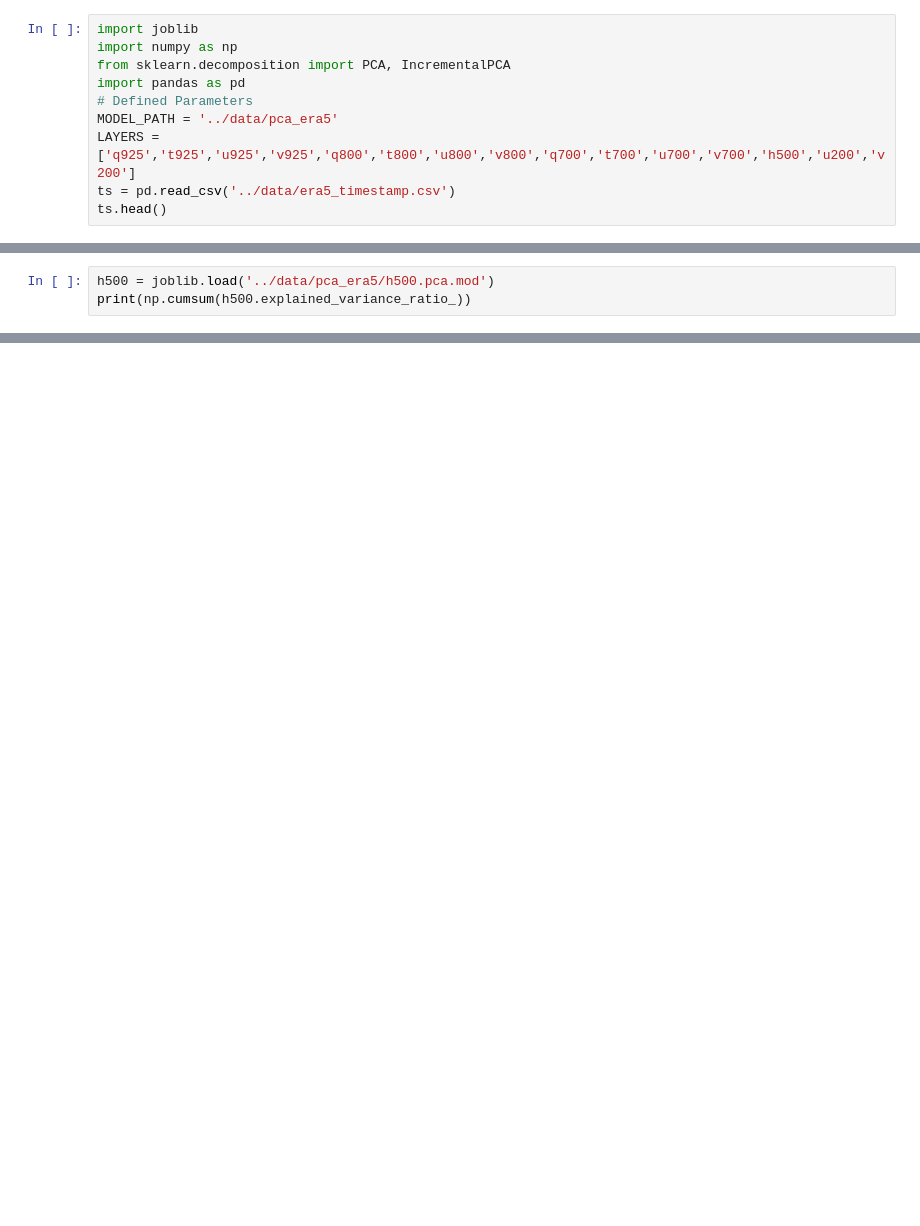
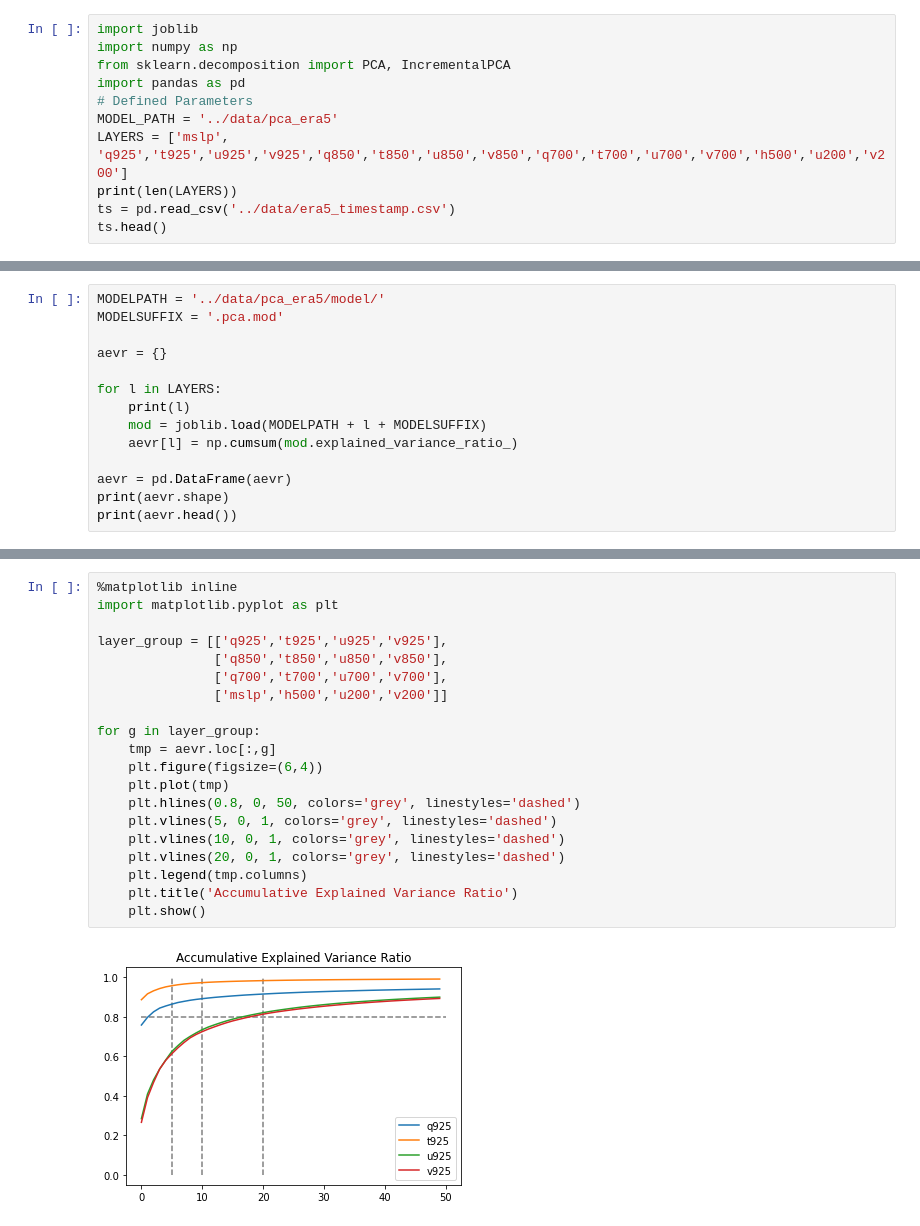
Before and after one commit to tingsyo/storm_tracker_to_vaisala, a Jupyter notebook: notebook/03_PCA_with_ERA5.ipynb, the cells around one changed output, grey strips where cells are left out. Saved outputs shown, nothing was run; the diff lists cells and outputs as text; blank space fills up the shorter version.

```diff
--- a/notebook/03_PCA_with_ERA5.ipynb
+++ b/notebook/03_PCA_with_ERA5.ipynb
@@ -13,7 +17,8 @@ from sklearn.decomposition import PCA, IncrementalPCA
 import pandas as pd
 # Defined Parameters
 MODEL_PATH = '../data/pca_era5'
-LAYERS = ['q925','t925','u925','v925','q800','t800','u800','v800','q700','t700','u700','v700','h500','u200','v200']
+LAYERS = ['mslp', 'q925','t925','u925','v925','q850','t850','u850','v850','q700','t700','u700','v700','h500','u200','v200']
+print(len(LAYERS))
 ts = pd.read_csv('../data/era5_timestamp.csv')
 ts.head()
 # %% [output]
@@ -23,6 +29,3 @@ ts.head()
 | 2 | 1979010300 | 1979 | 1 | 3 | 0 |
 | 3 | 1979010400 | 1979 | 1 | 4 | 0 |
 | 4 | 1979010500 | 1979 | 1 | 5 | 0 |
-# %%
-h500 = joblib.load('../data/pca_era5/h500.pca.mod')
-print(np.cumsum(h500.explained_variance_ratio_))
@@ -38,0 +32,14 @@ print(np.cumsum(h500.explained_variance_ratio_))
+# %%
+MODELPATH = '../data/pca_era5/model/'
+MODELSUFFIX = '.pca.mod'
+
+aevr = {}
+
+for l in LAYERS:
+    print(l)
+    mod = joblib.load(MODELPATH + l + MODELSUFFIX)
+    aevr[l] = np.cumsum(mod.explained_variance_ratio_)
+
+aevr = pd.DataFrame(aevr)
+print(aevr.shape)
+print(aevr.head())
@@ -38,0 +64,22 @@ print(np.cumsum(h500.explained_variance_ratio_))
+# %%
+%matplotlib inline
+import matplotlib.pyplot as plt
+
+layer_group = [['q925','t925','u925','v925'],
+               ['q850','t850','u850','v850'],
+               ['q700','t700','u700','v700'],
+               ['mslp','h500','u200','v200']]
+
+for g in layer_group:
+    tmp = aevr.loc[:,g]
+    plt.figure(figsize=(6,4))
+    plt.plot(tmp)
+    plt.hlines(0.8, 0, 50, colors='grey', linestyles='dashed')
+    plt.vlines(5, 0, 1, colors='grey', linestyles='dashed')
+    plt.vlines(10, 0, 1, colors='grey', linestyles='dashed')
+    plt.vlines(20, 0, 1, colors='grey', linestyles='dashed')
+    plt.legend(tmp.columns)
+    plt.title('Accumulative Explained Variance Ratio')
+    plt.show()
+# %% [output]
+[figure, added]
```
Also changed, not shown: parts of 5 cells of this notebook.
